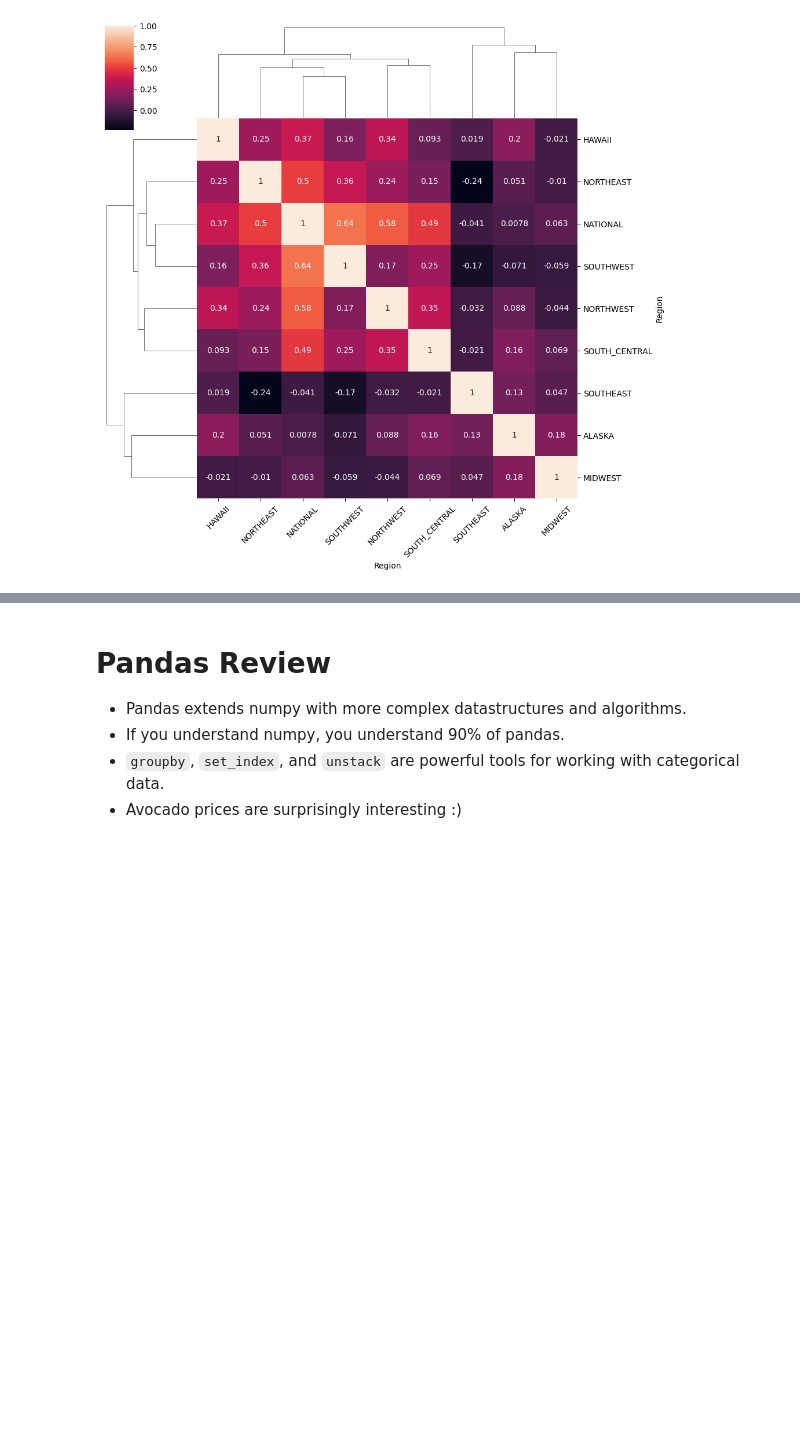
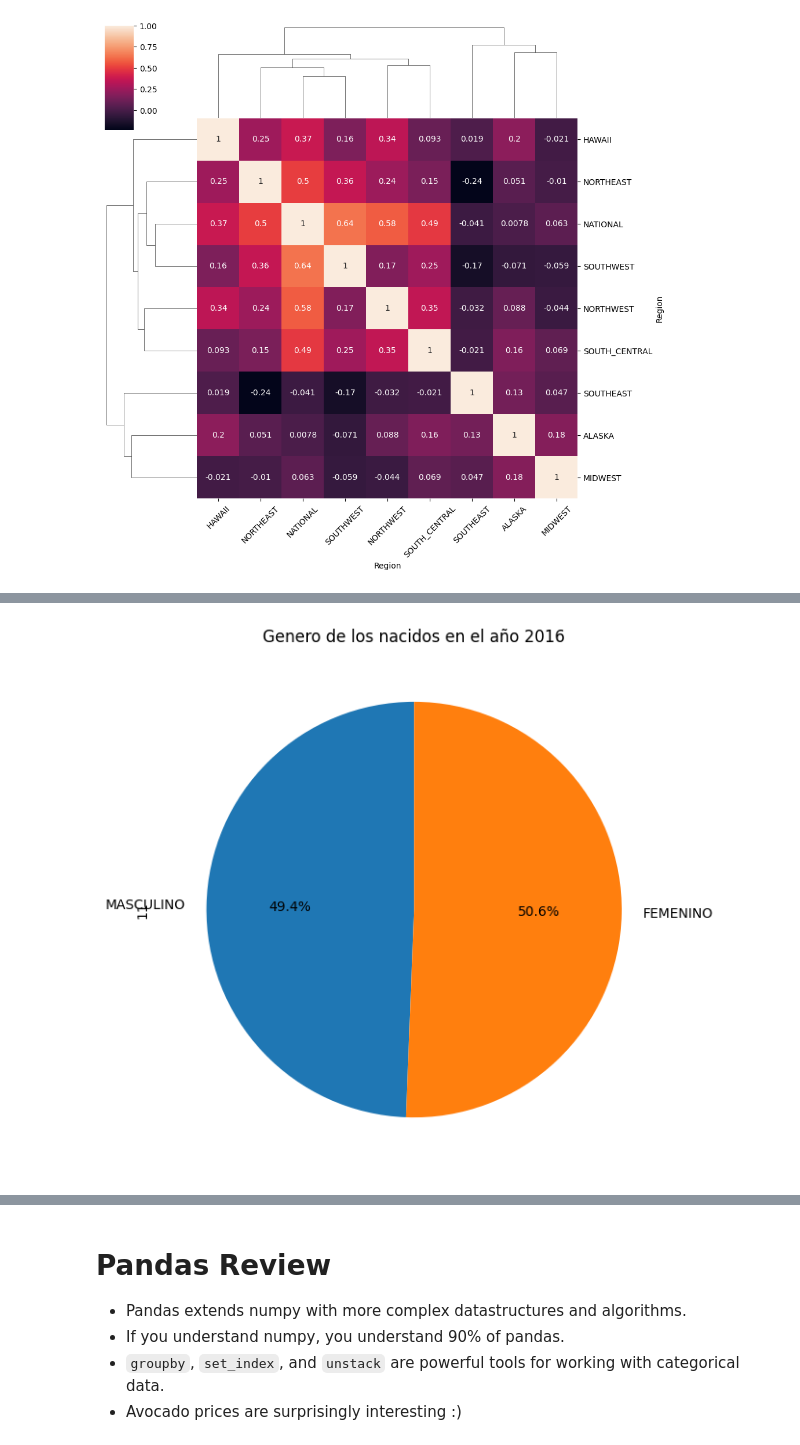
Before and after one commit to sgarciarod/MetNumUN2023II, a Jupyter notebook: Lab2/sgarciarod_Lab2.ipynb, the cells around one changed output, grey strips where cells are left out. Saved outputs shown, nothing was run; the diff lists cells and outputs as text; code cells hidden in the pictures; blank space fills up the shorter version.

```diff
--- a/Lab2/sgarciarod_Lab2.ipynb
+++ b/Lab2/sgarciarod_Lab2.ipynb
@@ -1665,0 +1668,8 @@ ax.set_xticklabels(ax.get_xticklabels(), rotation=45);
+# %%
+import pandas as pd
+import requests
+
+response = requests.get('https://www.datos.gov.co/api/views/26g4-ekt3/rows.json')
+data = response.json()
+nacidos = pd.DataFrame(data.get('data', []))
+nacidos
@@ -1665,0 +1710,9 @@ ax.set_xticklabels(ax.get_xticklabels(), rotation=45);
+# %%
+genero = nacidos.loc[:, [11]]
+etiquetas = set(genero.values.flatten());
+
+nacidos.groupby([11])[11].count().plot(kind='pie', y='values', labels=etiquetas, autopct='%1.1f%%', startangle=90);
+
+plt.title('Genero de los nacidos en el año 2016');
+# %% [output]
+[figure, added]
```
Also changed, not shown: parts of 38 cells of this notebook.
